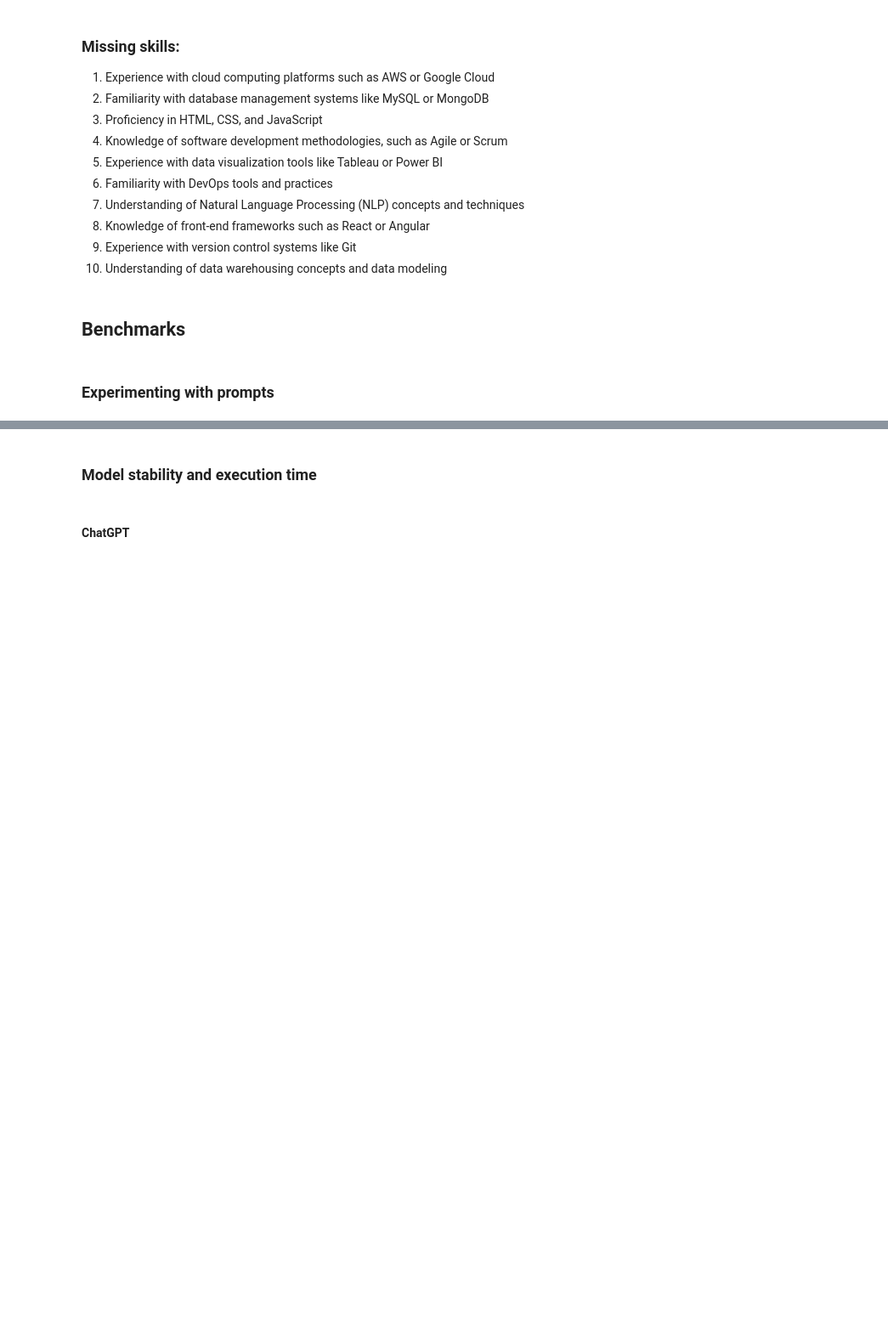
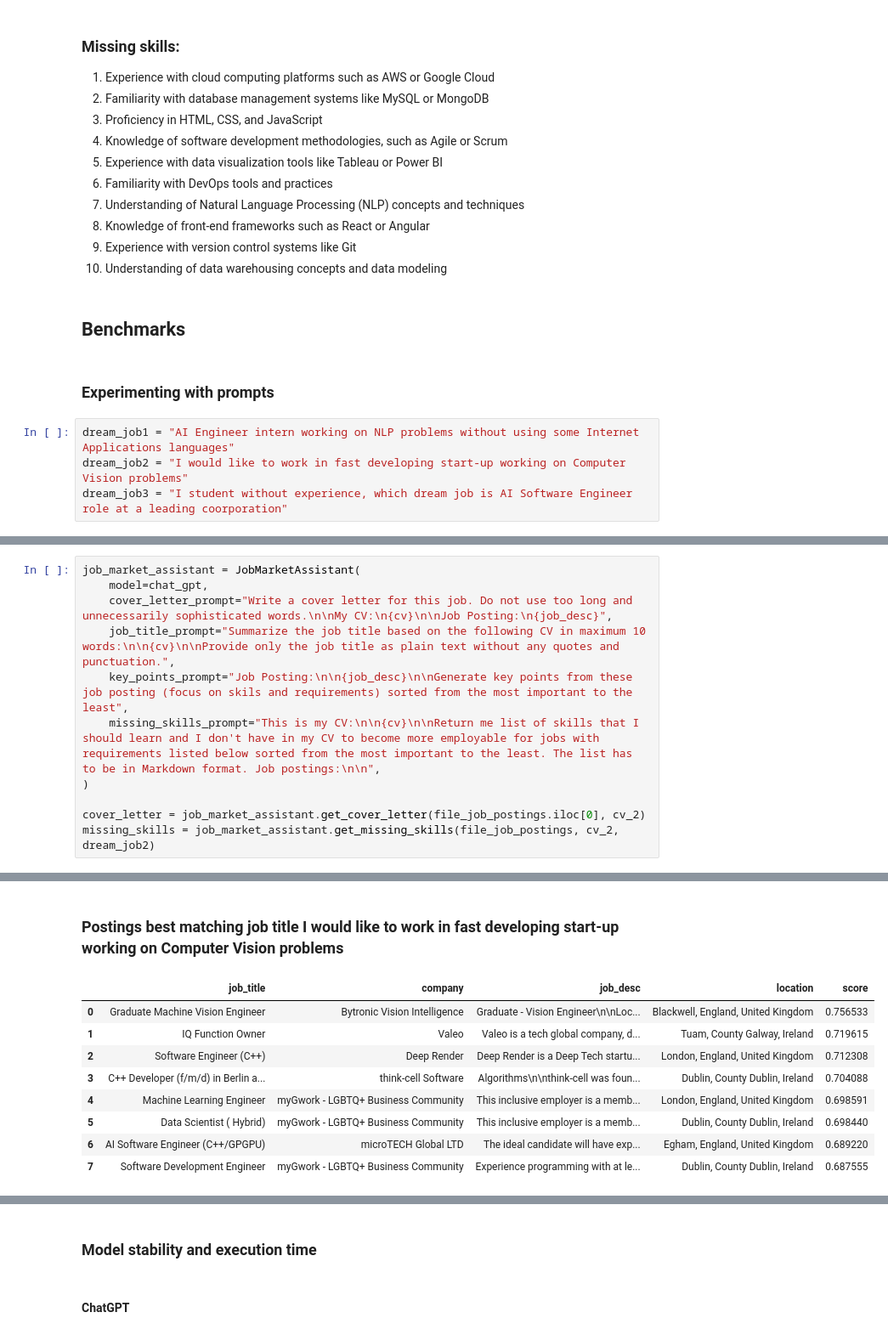
Before and after one commit to vrepetskyi/job-market-assistant, a Jupyter notebook: notebook.ipynb, the cells around one changed output, grey strips where cells are left out. Shown at 85% size. Saved outputs shown, nothing was run; the diff lists cells and outputs as text; blank space fills up the shorter version.

Commit message:
applying few prompts

```diff
--- a/notebook.ipynb
+++ b/notebook.ipynb
@@ -278,6 +305,10 @@ missing_skills = job_market_assistant.get_missing_skills(
 ## Benchmarks
 # %% [markdown]
 ### Experimenting with prompts
+# %%
+dream_job1 = "AI Engineer intern working on NLP problems without using some Internet Applications languages"
+dream_job2 = "I would like to work in fast developing start-up working on Computer Vision problems"
+dream_job3 = "I student without experience, which dream job is AI Software Engineer role at a leading coorporation"
 # %%
 job_market_assistant = JobMarketAssistant(
     model=chat_gpt,
@@ -293,0 +369,12 @@ missing_skills = job_market_assistant.get_missing_skills(file_job_postings, cv_1
+# %%
+job_market_assistant = JobMarketAssistant(
+    model=chat_gpt,
+    cover_letter_prompt="Write a cover letter for this job. Do not use too long and unnecessarily sophisticated words.\n\nMy CV:\n{cv}\n\nJob Posting:\n{job_desc}",
+    job_title_prompt="Summarize the job title based on the following CV in maximum 10 words:\n\n{cv}\n\nProvide only the job title as plain text without any quotes and punctuation.",
+    key_points_prompt="Job Posting:\n\n{job_desc}\n\nGenerate key points from these job posting (focus on skils and requirements) sorted from the most important to the least",
+    missing_skills_prompt="This is my CV:\n\n{cv}\n\nReturn me list of skills that I should learn and I don't have in my CV to become more employable for jobs with requirements listed below sorted from the most important to the least. The list has to be in Markdown format. Job postings:\n\n",
+)
+
+cover_letter = job_market_assistant.get_cover_letter(file_job_postings.iloc[0], cv_2)
+missing_skills = job_market_assistant.get_missing_skills(file_job_postings, cv_2, dream_job2)
+# %% [output]
@@ -293,0 +398,10 @@ missing_skills = job_market_assistant.get_missing_skills(file_job_postings, cv_1
+### Postings best matching job title I would like to work in fast developing start-up working on Computer Vision problems
+|  | job_title | company | job_desc | location | score |
+| 0 | Graduate Machine Vision Engineer | Bytronic Vision Intelligence | Graduate - Vision Engineer\n\nLoc... | Blackwell, England, United Kingdom | 0.756533 |
+| 1 | IQ Function Owner | Valeo | Valeo is a tech global company, d... | Tuam, County Galway, Ireland | 0.719615 |
+| 2 | Software Engineer (C++) | Deep Render | Deep Render is a Deep Tech startu... | London, England, United Kingdom | 0.712308 |
+| 3 | C++ Developer (f/m/d) in Berlin a... | think-cell Software | Algorithms\n\nthink-cell was foun... | Dublin, County Dublin, Ireland | 0.704088 |
+| 4 | Machine Learning Engineer | myGwork - LGBTQ+ Business Community | This inclusive employer is a memb... | London, England, United Kingdom | 0.698591 |
+| 5 | Data Scientist ( Hybrid) | myGwork - LGBTQ+ Business Community | This inclusive employer is a memb... | Dublin, County Dublin, Ireland | 0.698440 |
+| 6 | AI Software Engineer (C++/GPGPU) | microTECH Global LTD | The ideal candidate will have exp... | Egham, England, United Kingdom | 0.689220 |
+| 7 | Software Development Engineer | myGwork - LGBTQ+ Business Community | Experience programming with at le... | Dublin, County Dublin, Ireland | 0.687555 |
```
Also changed, not shown: parts of 22 cells of this notebook.
